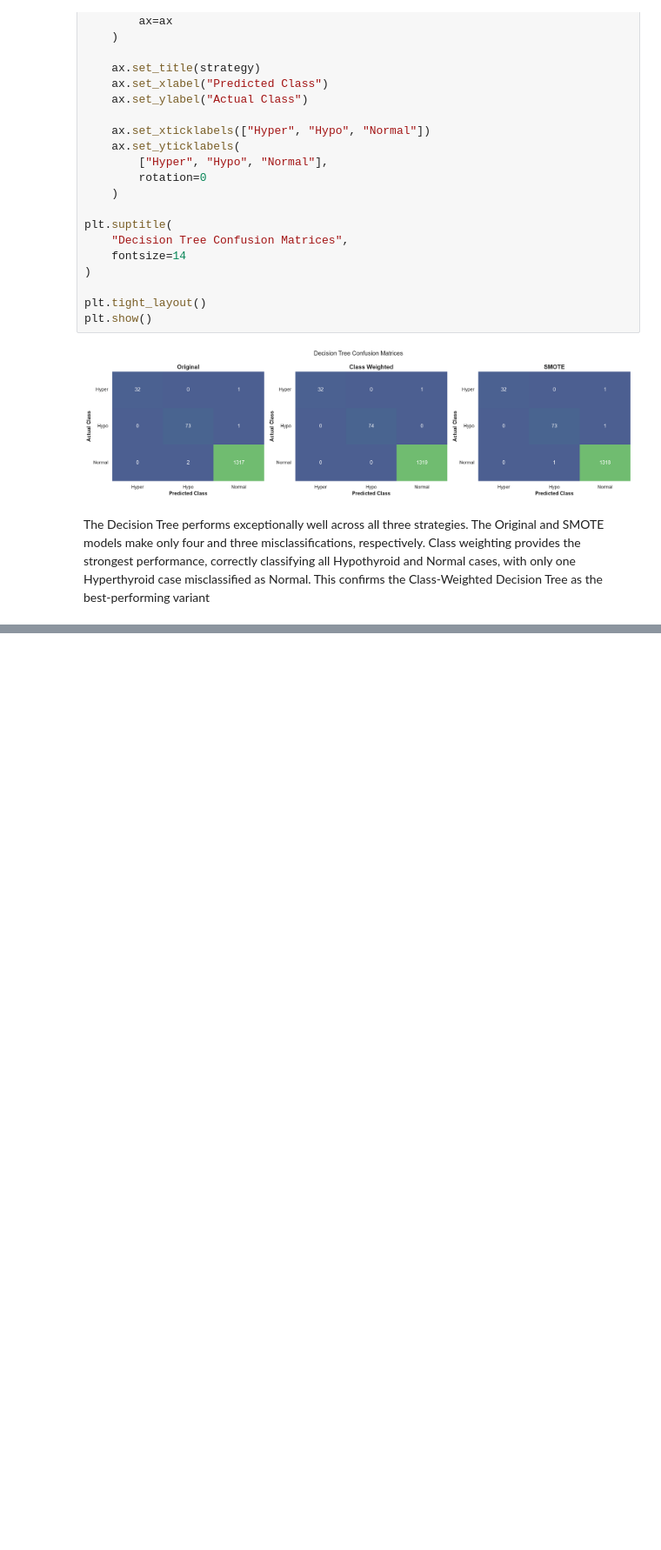
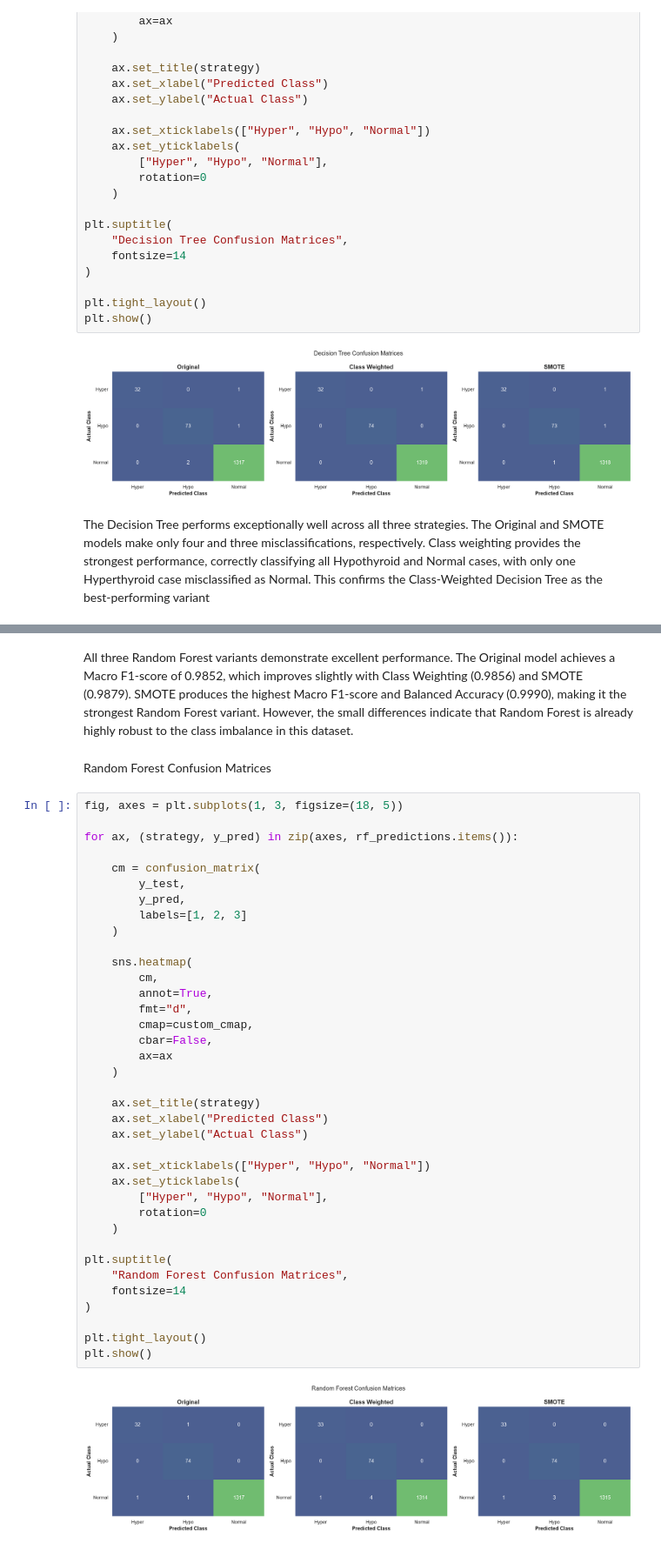
Before and after one commit to byegond-beep/Multi-class-Thyroid-Disease-Classification, a Jupyter notebook: notebook.ipynb, the cells around one changed output, grey strips where cells are left out. Shown at 87% size. Cells and saved outputs as stored; diff of their text form; blank space fills up the shorter version.

Commit message:
Random Forest abd SVM

```diff
--- a/notebook.ipynb
+++ b/notebook.ipynb
@@ -1570,0 +1624,43 @@ The Decision Tree performs exceptionally well across all three strategies. The O
+# %% [markdown]
+All three Random Forest variants demonstrate excellent performance. The Original model achieves a Macro F1-score of 0.9852, which improves slightly with Class Weighting (0.9856) and SMOTE (0.9879). SMOTE produces the highest Macro F1-score and Balanced Accuracy (0.9990), making it the strongest Random Forest variant. However, the small differences indicate that Random Forest is already highly robust to the class imbalance in this dataset.
+# %% [markdown]
+Random Forest Confusion Matrices
+# %%
+fig, axes = plt.subplots(1, 3, figsize=(18, 5))
+
+for ax, (strategy, y_pred) in zip(axes, rf_predictions.items()):
+
+    cm = confusion_matrix(
+        y_test,
+        y_pred,
+        labels=[1, 2, 3]
+    )
+
+    sns.heatmap(
+        cm,
+        annot=True,
+        fmt="d",
+        cmap=custom_cmap,
+        cbar=False,
+        ax=ax
+    )
+
+    ax.set_title(strategy)
+    ax.set_xlabel("Predicted Class")
+    ax.set_ylabel("Actual Class")
+
+    ax.set_xticklabels(["Hyper", "Hypo", "Normal"])
+    ax.set_yticklabels(
+        ["Hyper", "Hypo", "Normal"],
+        rotation=0
+    )
+
+plt.suptitle(
+    "Random Forest Confusion Matrices",
+    fontsize=14
+)
+
+plt.tight_layout()
+plt.show()
+# %% [output]
+[figure, added]
```
Also changed, not shown: parts of 12 cells of this notebook.
